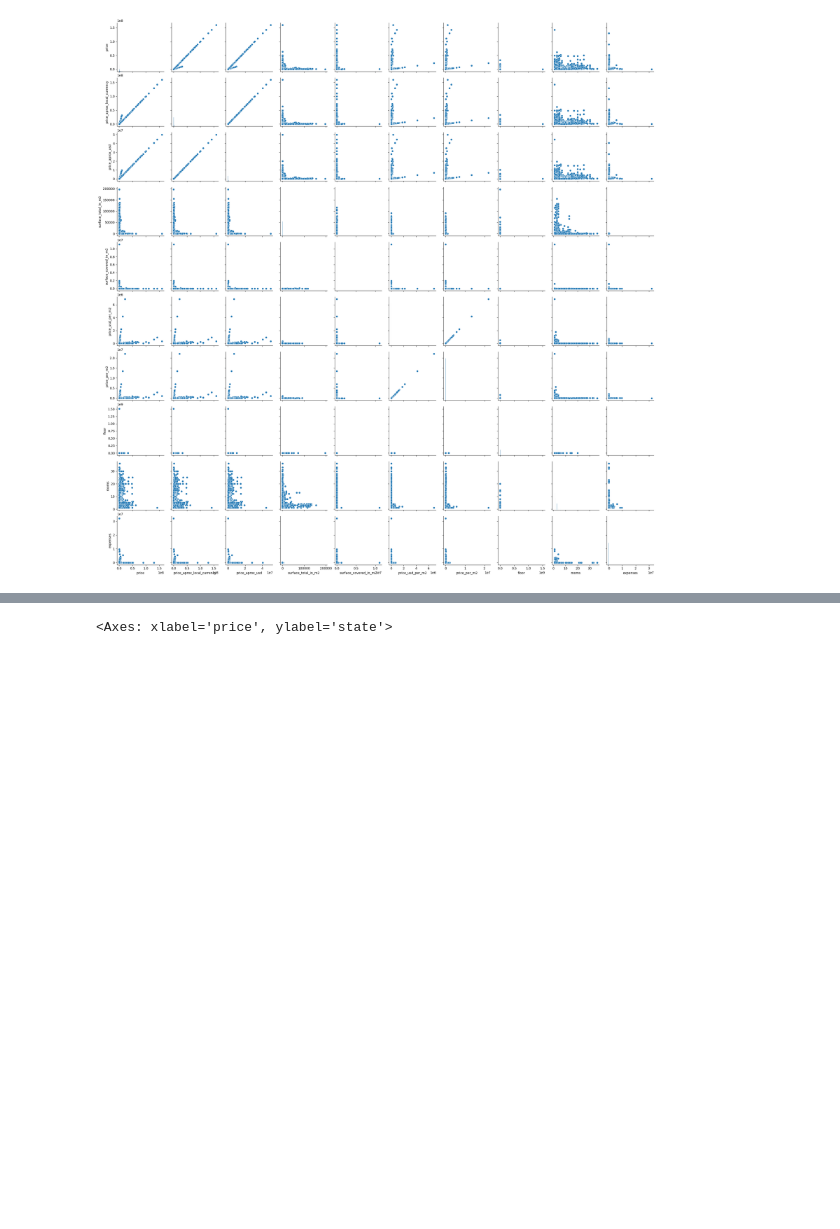
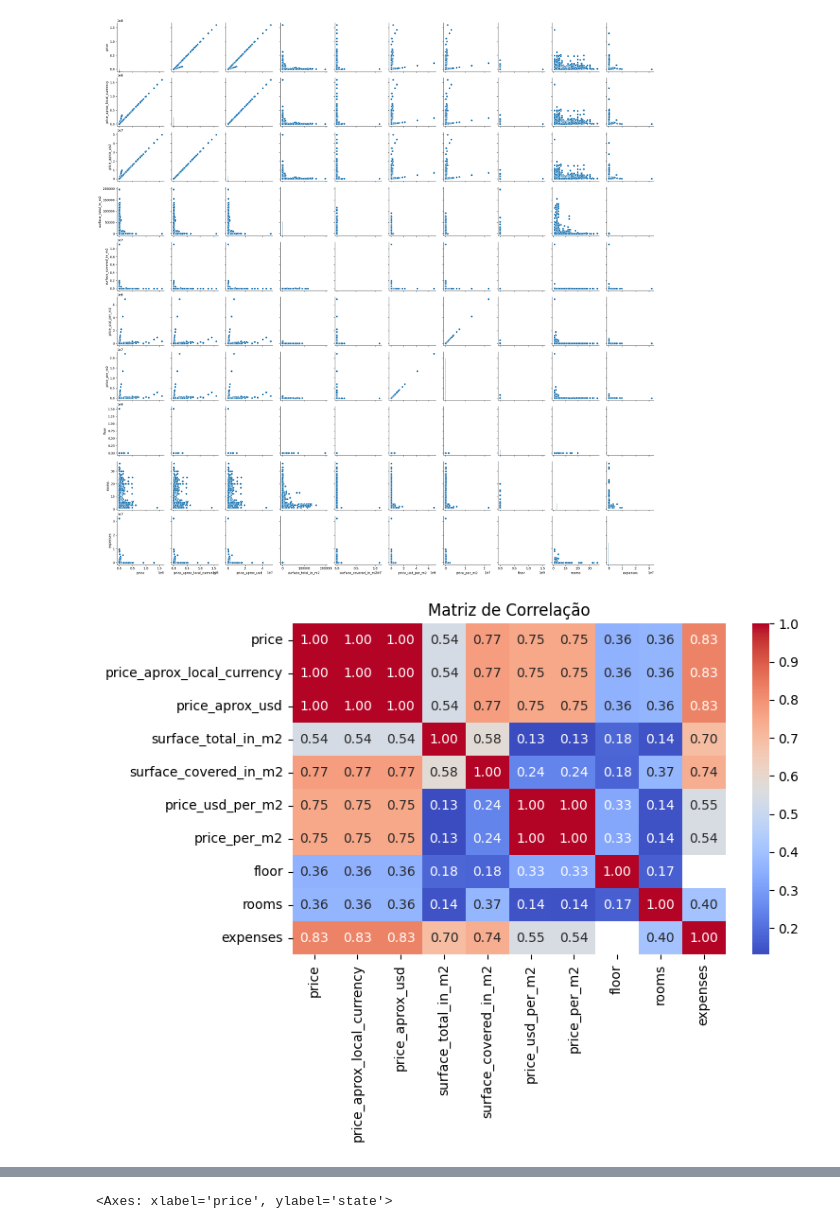
Before and after one commit to Eduarda-Donato/real_state, a Jupyter notebook: notebooks/EDA.ipynb, the cells around one changed output, grey strips where cells are left out. Saved outputs shown, nothing was run; the diff lists cells and outputs as text; code cells hidden in the pictures; blank space fills up the shorter version.

```diff
--- a/notebooks/EDA.ipynb
+++ b/notebooks/EDA.ipynb
@@ -246,6 +277,22 @@ sns.pairplot(df[cols])
 # %% [output]
 <seaborn.axisgrid.PairGrid at 0x...>
 [figure]
+# %%
+import os
+import matplotlib.pyplot as plt
+import seaborn as sns
+
+corr_matrix = df[cols].corr(method='spearman', numeric_only=True)
+
+plt.figure(figsize=(8,6))
+sns.heatmap(corr_matrix, annot=True, cmap='coolwarm', fmt=".2f")
+plt.title("Matriz de Correlação")
+plt.tight_layout()
+
+plt.show()
+plt.close()
+# %% [output]
+[figure, added]
 # %%
 corr_matrix = df[cols].corr(method='spearman', numeric_only=True)
 
```
Also changed, not shown: parts of 4 cells of this notebook, 3 other files.
